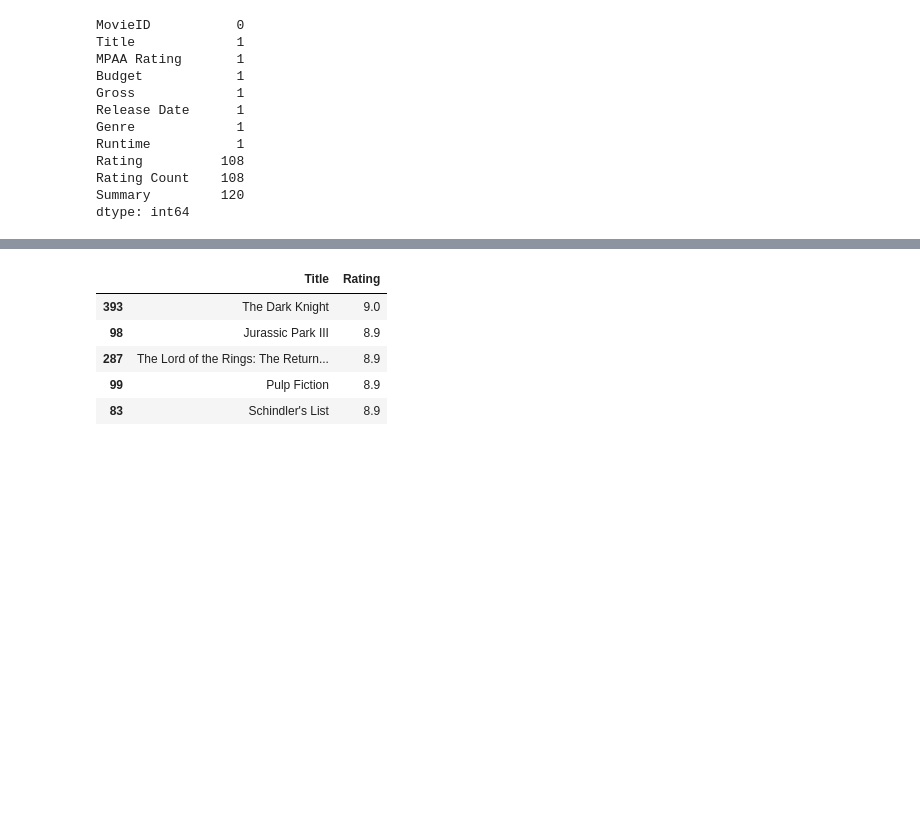
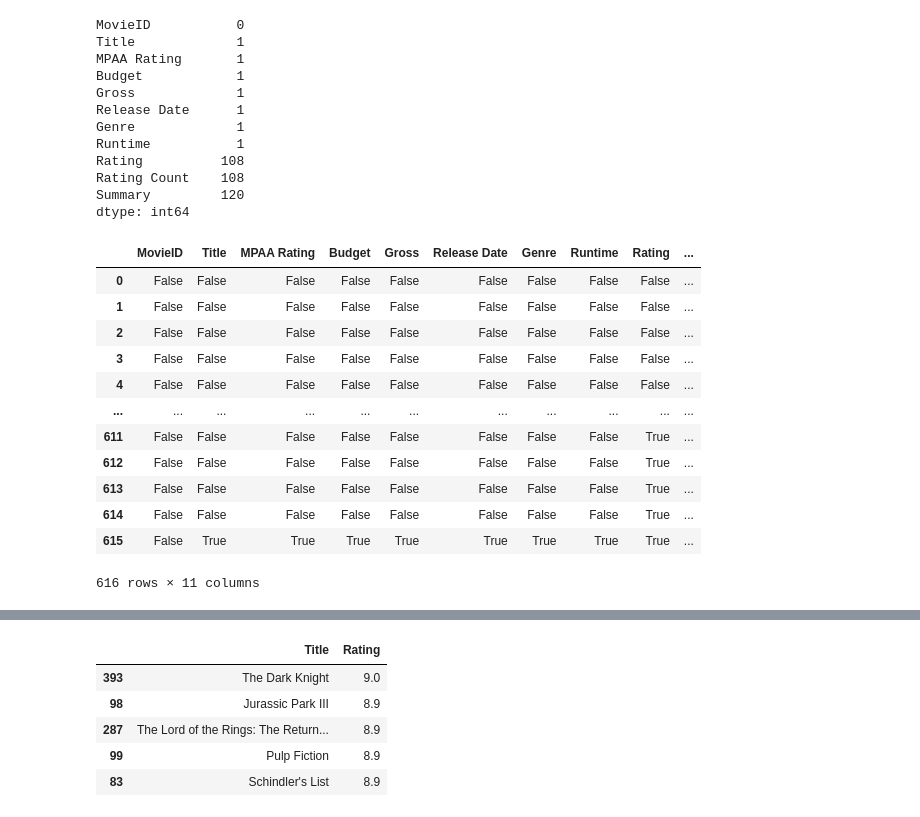
Before and after one commit to MiriamHerrmann/PandaExercisesMovieSet, a Jupyter notebook: PandaExercisesMovieSet.ipynb, the cells around one changed output, grey strips where cells are left out. Saved outputs shown, nothing was run; the diff lists cells and outputs as text; code cells hidden in the pictures; blank space fills up the shorter version.

Commit message:
Organising data  & removing columns

```diff
--- a/PandaExercisesMovieSet.ipynb
+++ b/PandaExercisesMovieSet.ipynb
@@ -100,6 +146,23 @@ Rating          108
 Rating Count    108
 Summary         120
 dtype: int64
+# %%
+#detect missing values
+df_copy.isna()
+# %% [output]
+|  | MovieID | Title | MPAA Rating | Budget | Gross | Release Date | Genre | Runtime | Rating | ... |
+| 0 | False | False | False | False | False | False | False | False | False | ... |
+| 1 | False | False | False | False | False | False | False | False | False | ... |
+| 2 | False | False | False | False | False | False | False | False | False | ... |
+| 3 | False | False | False | False | False | False | False | False | False | ... |
+| 4 | False | False | False | False | False | False | False | False | False | ... |
+| ... | ... | ... | ... | ... | ... | ... | ... | ... | ... | ... |
+| 611 | False | False | False | False | False | False | False | False | True | ... |
+| 612 | False | False | False | False | False | False | False | False | True | ... |
+| 613 | False | False | False | False | False | False | False | False | True | ... |
+| 614 | False | False | False | False | False | False | False | False | True | ... |
+| 615 | False | True | True | True | True | True | True | True | True | ... |
+616 rows × 11 columns
 # %%
 df_copy.dropna()
 #will drop all NA values
```
Also changed, not shown: parts of 13 cells of this notebook.
